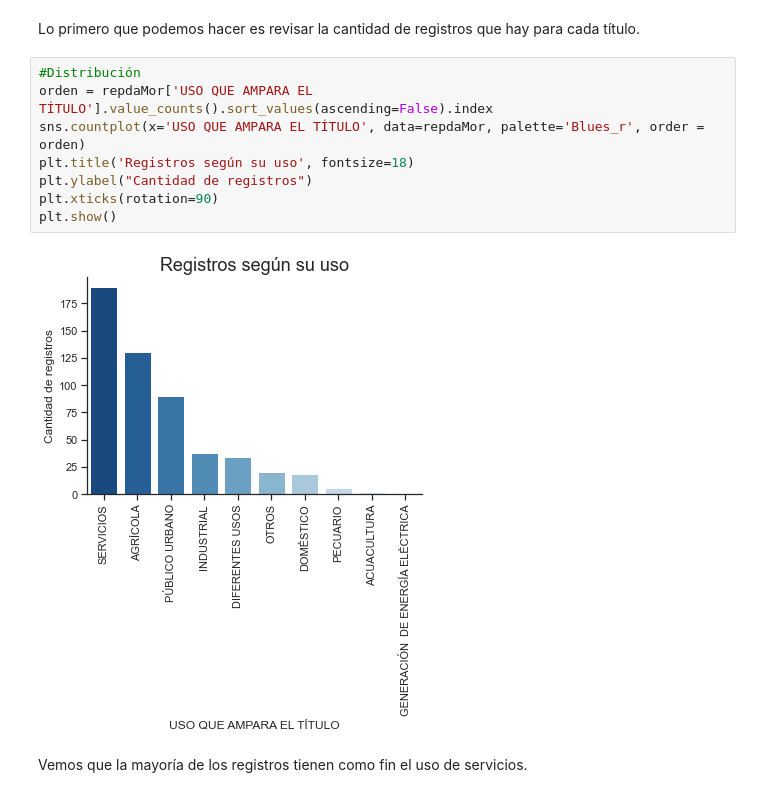
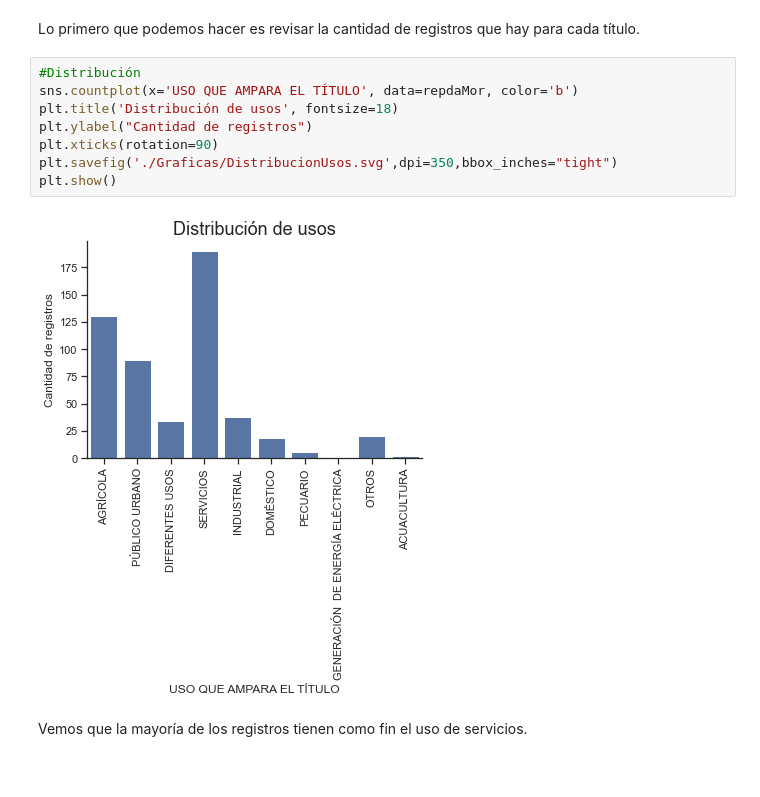
Before and after one commit to tipicanerd/REPDA_analisis, a Jupyter notebook: Analisis.ipynb, the cells around one changed output. Drawn from its saved outputs; the diff is of its cells as text.

```diff
--- a/Analisis.ipynb
+++ b/Analisis.ipynb
@@ -200,14 +203,14 @@ Ya que pusimos parte de nuestra atención en los usos, valdría la pena revisarl
 Lo primero que podemos hacer es revisar la cantidad de registros que hay para cada título.
 # %%
 #Distribución
-orden = repdaMor['USO QUE AMPARA EL TÍTULO'].value_counts().sort_values(ascending=False).index
-sns.countplot(x='USO QUE AMPARA EL TÍTULO', data=repdaMor, palette='Blues_r', order = orden)
-plt.title('Registros según su uso', fontsize=18)
+sns.countplot(x='USO QUE AMPARA EL TÍTULO', data=repdaMor, color='b')
+plt.title('Distribución de usos', fontsize=18)
 plt.ylabel("Cantidad de registros")
 plt.xticks(rotation=90)
+plt.savefig('./Graficas/DistribucionUsos.svg',dpi=350,bbox_inches="tight")
 plt.show()
 # %% [output]
-[figure, old version]
+[figure, new version]
 # %% [markdown]
 Vemos que la mayoría de los registros tienen como fin el uso de servicios.
 # %% [markdown]
```
Also changed, not shown: parts of 17 cells of this notebook, 18 other files.
